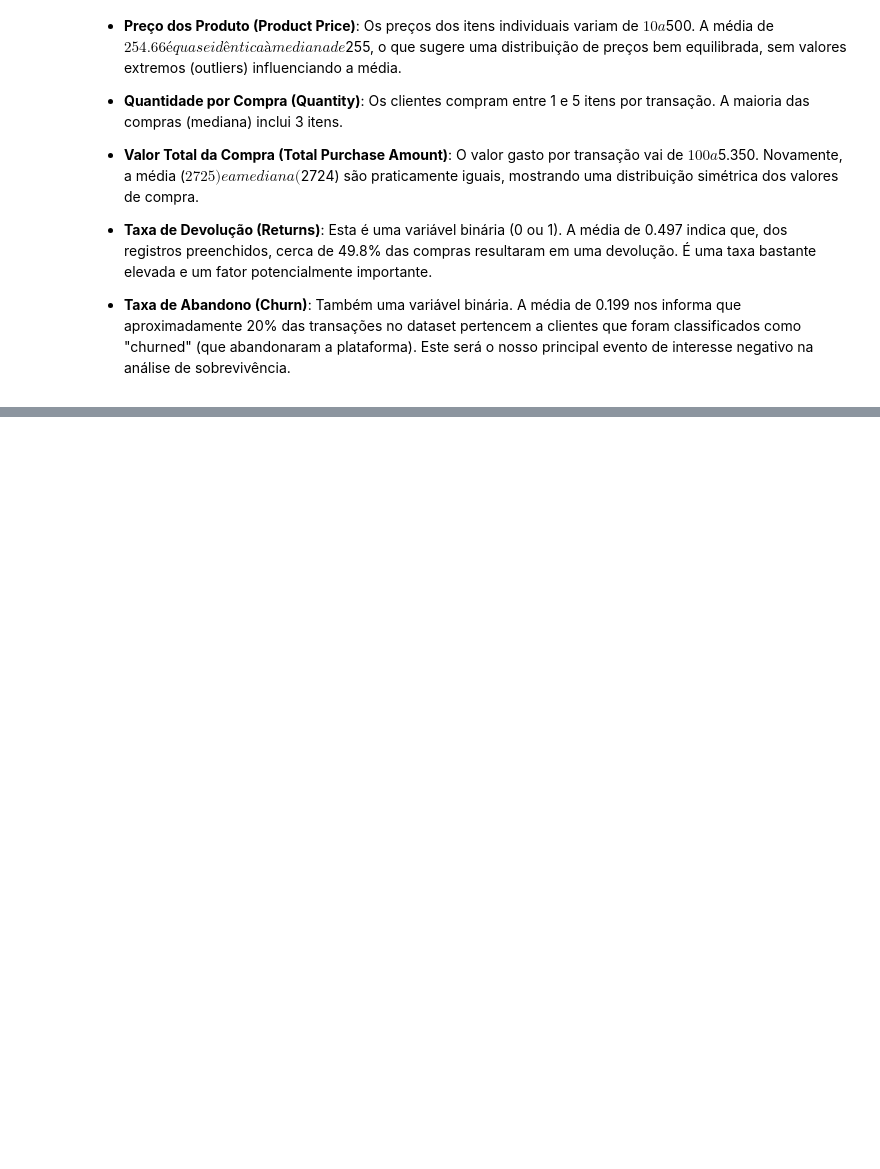
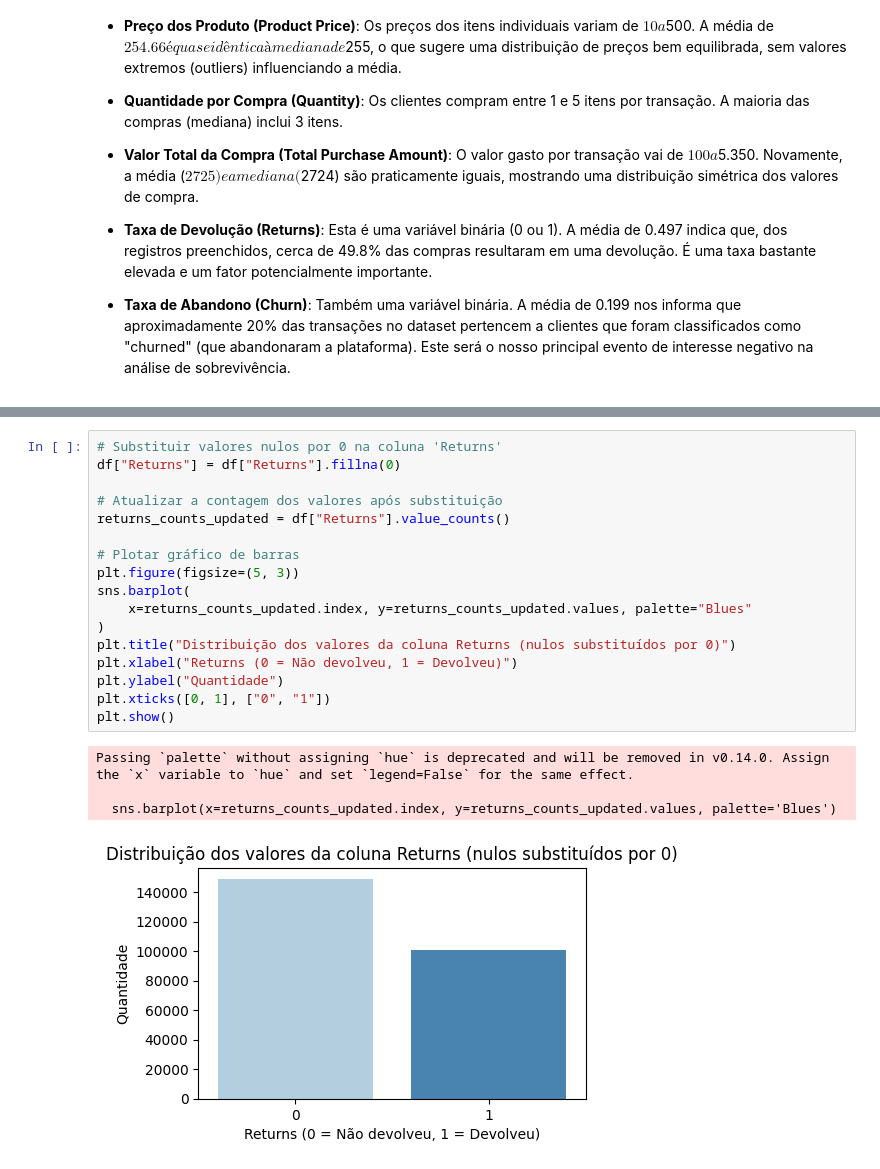
Before and after one commit to joaomts/ufu-est-aplicada, a Jupyter notebook: modelos_de_sobrevivencia.ipynb, the cells around one changed output, grey strips where cells are left out. Saved outputs shown, nothing was run; the diff lists cells and outputs as text; blank space fills up the shorter version.

```diff
--- a/modelos_de_sobrevivencia.ipynb
+++ b/modelos_de_sobrevivencia.ipynb
@@ -158,0 +196,22 @@ Pontos a destacar
+# %%
+# Substituir valores nulos por 0 na coluna 'Returns'
+df["Returns"] = df["Returns"].fillna(0)
+
+# Atualizar a contagem dos valores após substituição
+returns_counts_updated = df["Returns"].value_counts()
+
+# Plotar gráfico de barras
+plt.figure(figsize=(5, 3))
+sns.barplot(
+    x=returns_counts_updated.index, y=returns_counts_updated.values, palette="Blues"
+)
+plt.title("Distribuição dos valores da coluna Returns (nulos substituídos por 0)")
+plt.xlabel("Returns (0 = Não devolveu, 1 = Devolveu)")
+plt.ylabel("Quantidade")
+plt.xticks([0, 1], ["0", "1"])
+plt.show()
+# %% [output]
+Passing `palette` without assigning `hue` is deprecated and will be removed in v0.14.0. Assign the `x` variable to `hue` and set `legend=False` for the same effect.
+
+  sns.barplot(x=returns_counts_updated.index, y=returns_counts_updated.values, palette='Blues')
+[figure, added]
```
Also changed, not shown: parts of 25 cells of this notebook, 2 other files.
